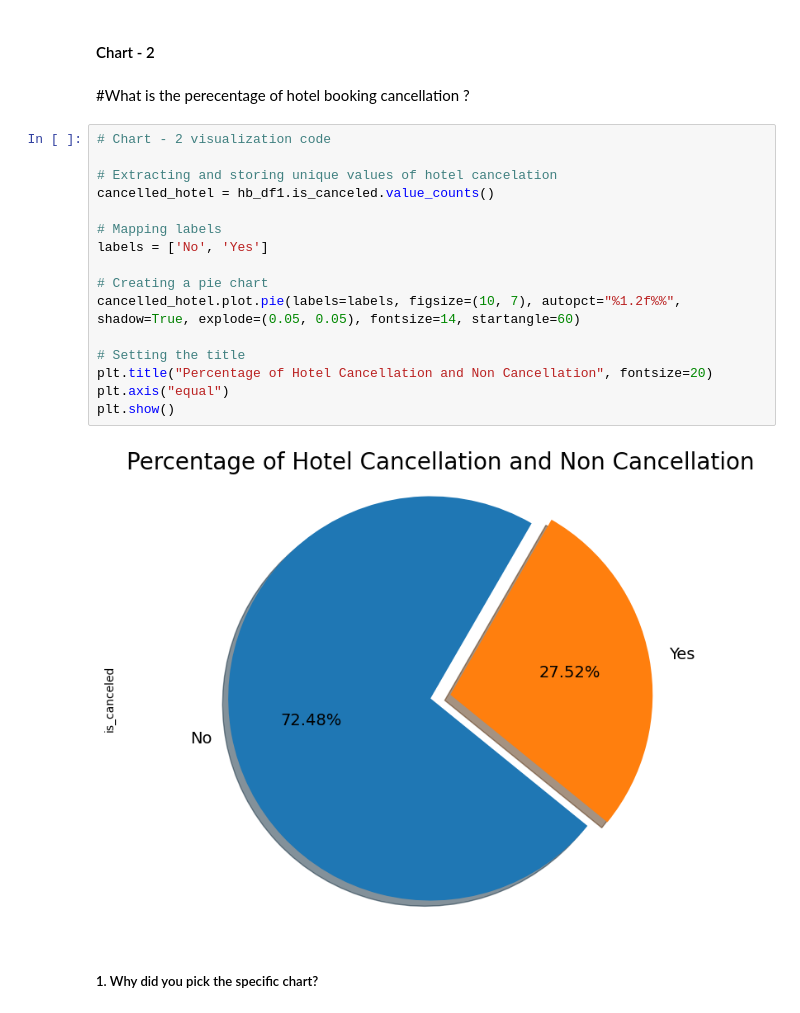
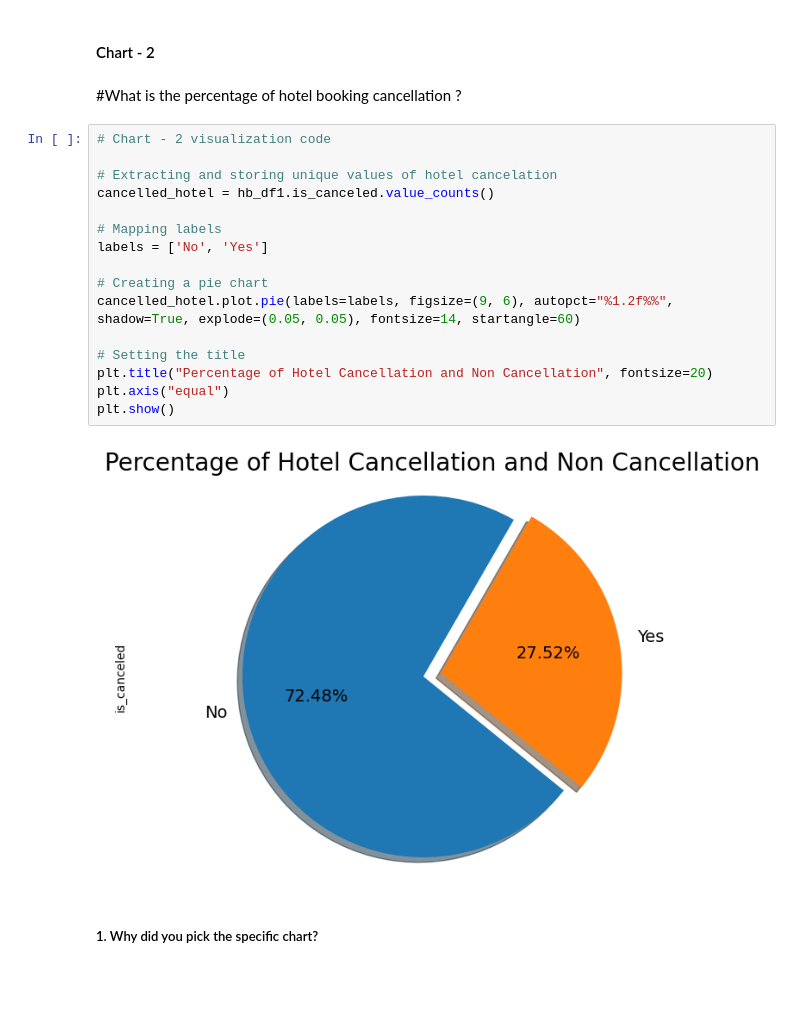
Before and after one commit to khanimrangithu/capstone2-hotel-booking-analysis, a Jupyter notebook: Copy_of_Sample_EDA_Submission_Template.ipynb, the cells around one changed output. Saved outputs shown, nothing was run; the diff lists cells and outputs as text; blank space fills up the shorter version.

```diff
--- a/Copy_of_Sample_EDA_Submission_Template.ipynb
+++ b/Copy_of_Sample_EDA_Submission_Template.ipynb
@@ -493,25 +491,25 @@ This insight is useful for the stakeholder to check which hotel is performing be
 # %% [markdown]
 #### Chart - 2
 # %% [markdown]
-#What is the perecentage of hotel booking cancellation ?
+#What is the percentage of hotel booking cancellation ?
 # %%
 # Chart - 2 visualization code
 
 # Extracting and storing unique values of hotel cancelation
 cancelled_hotel = hb_df1.is_canceled.value_counts()
 
 # Mapping labels
 labels = ['No', 'Yes']
 
 # Creating a pie chart
-cancelled_hotel.plot.pie(labels=labels, figsize=(10, 7), autopct="%1.2f%%", shadow=True, explode=(0.05, 0.05), fontsize=14, startangle=60)
+cancelled_hotel.plot.pie(labels=labels, figsize=(9, 6), autopct="%1.2f%%", shadow=True, explode=(0.05, 0.05), fontsize=14, startangle=60)
 
 # Setting the title
 plt.title("Percentage of Hotel Cancellation and Non Cancellation", fontsize=20)
 plt.axis("equal")
 plt.show()
 # %% [output]
-[figure, old version]
+[figure, new version]
 # %% [markdown]
 ##### 1. Why did you pick the specific chart?
 # %% [markdown]
```
Also changed, not shown: parts of 17 cells of this notebook.
